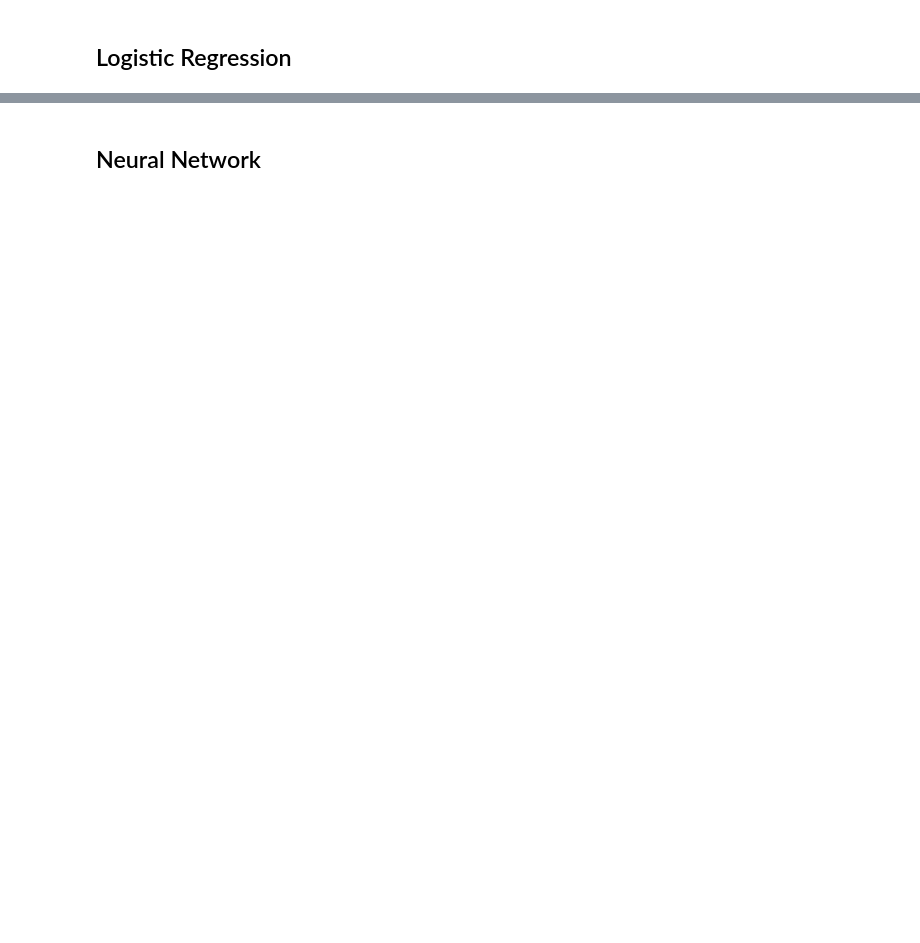
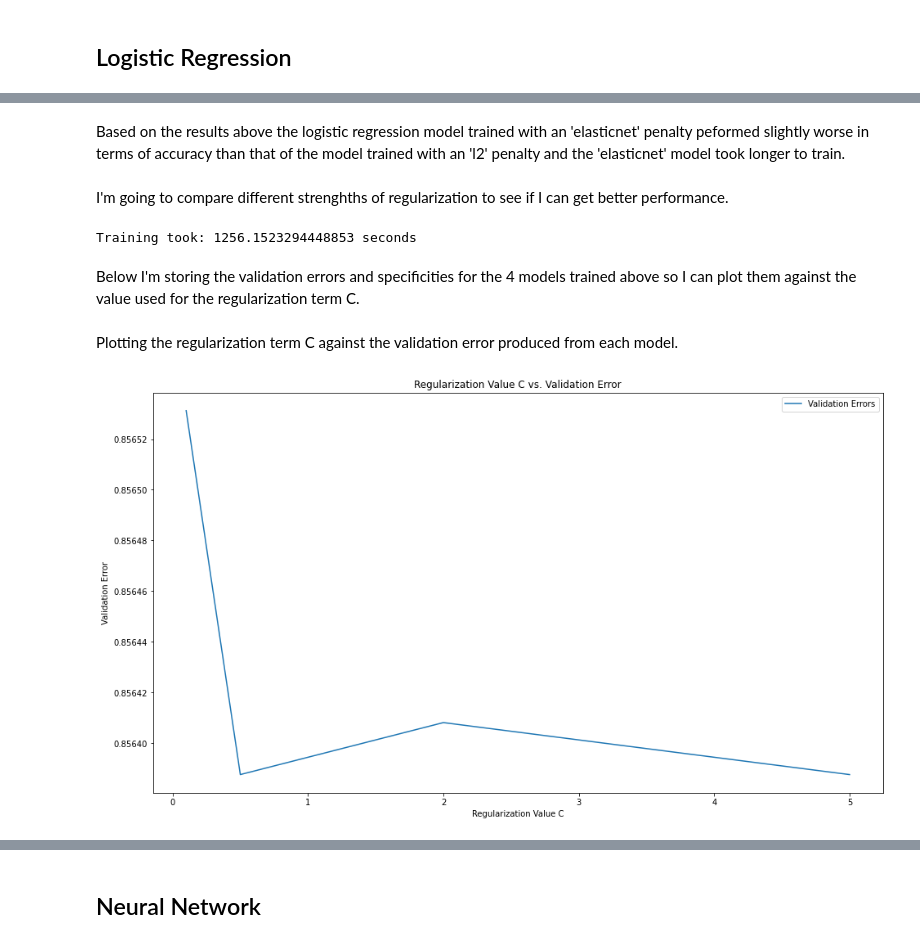
Before and after one commit to gradnerj/cs6600-class-project, a Jupyter notebook: cs5600-final-project.ipynb, the cells around one changed output, grey strips where cells are left out. Saved outputs shown, nothing was run; the diff lists cells and outputs as text; code cells hidden in the pictures; blank space fills up the shorter version.

Commit message:
Finished svc logistic reg. tuning

```diff
--- a/cs5600-final-project.ipynb
+++ b/cs5600-final-project.ipynb
@@ -887,0 +971,19 @@ log_acc
+# %% [markdown]
+Based on the results above the logistic regression model trained with an 'elasticnet' penalty peformed slightly worse in terms of accuracy than that of the model trained with an 'l2' penalty and the 'elasticnet' model took longer to train.
+# %% [markdown]
+I'm going to compare different strenghths of regularization to see if I can get better performance.
+# %%
+C = [0.1, 0.5, 2, 5]
+models = []
+metrics = []
+starttime = time.time()
+for c in C:
+    lr = LR(max_iter=1000, solver='saga', multi_class='ovr', n_jobs=6, random_state=10, dual=False, C=c)
+    lr.fit(x_train_s.values, y_train_s.values.ravel())
+    models.append(lr)
+    metrics.append(mymetrics.get_metrics(lr, x_val_s, y_val_s, 'Regularization C=' + str(c)))
+print('Training took:', time.time() - starttime, 'seconds')
+# %% [output]
+Training took: 1256.1523294448853 seconds
+# %% [markdown]
+Below I'm storing the validation errors and specificities for the 4 models trained above so I can plot them against the value used for the regularization term C.
@@ -887,0 +996,12 @@ log_acc
+# %% [markdown]
+Plotting the regularization term C against the validation error produced from each model.
+# %%
+plt.figure(figsize=(16,9))
+plt.plot(C, accuracies, label='Validation Errors')
+plt.xlabel('Regularization Value C')
+plt.ylabel('Validation Error')
+plt.title('Regularization Value C vs. Validation Error')
+plt.legend()
+plt.show()
+# %% [output]
+[figure, added]
```
Also changed, not shown: parts of 72 cells of this notebook.
